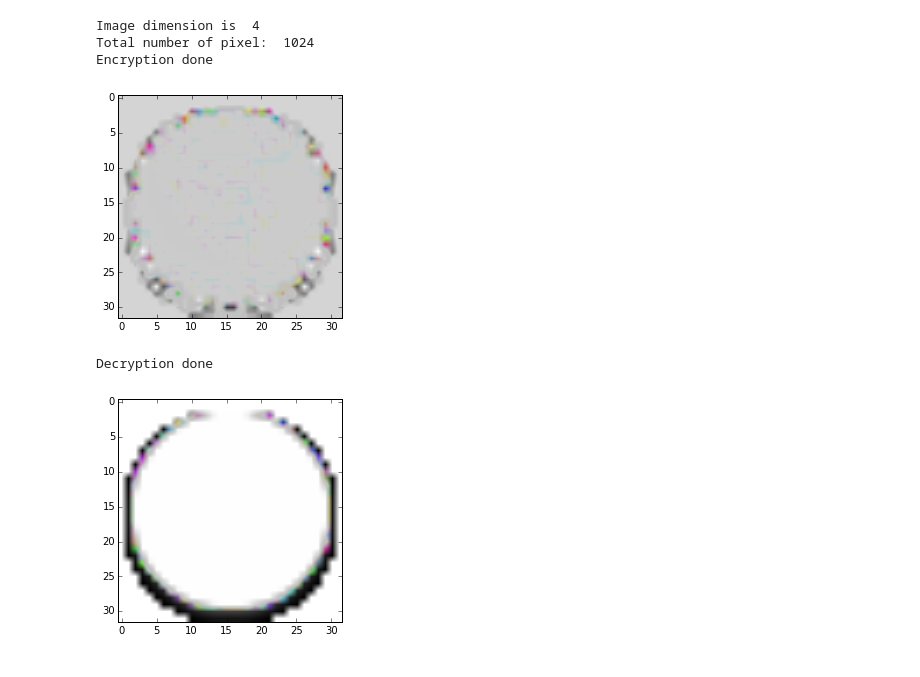
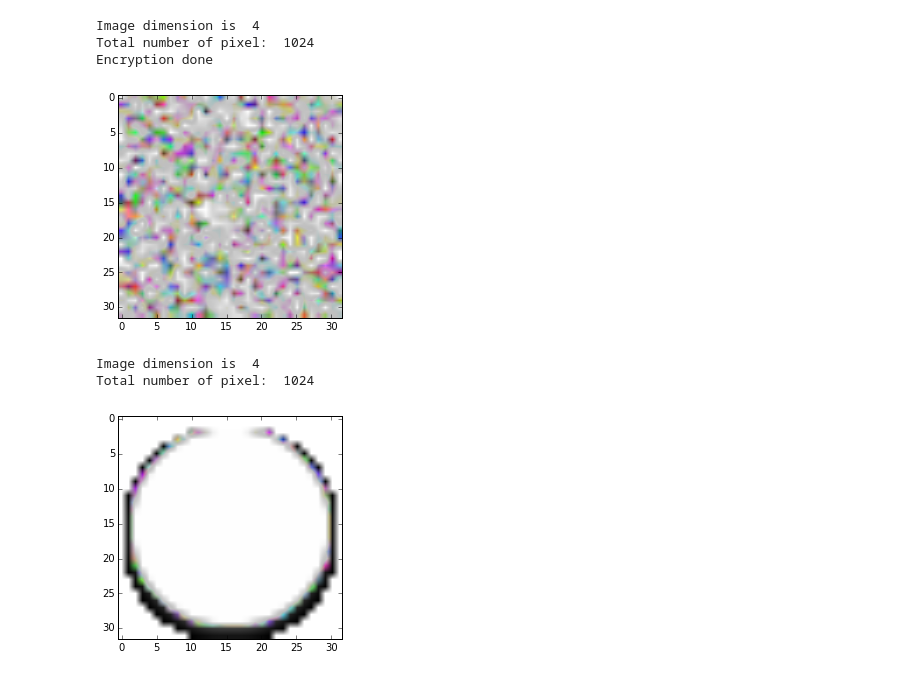
Before and after one commit to RuiqingQiu/CSE-191, a Jupyter notebook: CSE 191.ipynb, the cells around one changed output. Cells and saved outputs as stored; diff of their text form; code cells hidden in the pictures.

Commit message:
Message of whole length now put into FFX

```diff
--- a/CSE 191.ipynb
+++ b/CSE 191.ipynb
@@ -312,10 +289,0 @@ l.shape
-# %%
-import random
-image = []
-for i in range(0, 512):
-    x = [random.randint(0, 255) for p in range(0, 512)]
-    image.append(x)
-#print image
-plt.imshow(image,cmap=plt.cm.gray)
-misc.imsave('random.jpg', image)
-plt.show()
@@ -369,62 +315,61 @@ K = '012F' * 8
 ffxObj = new('0000'*8,radix=2)
 # Tweak parameter
 T = FFXInteger('0'*8,radix=2, blocksize=8)
-# Message
-X = FFXInteger(color_to_string(255),radix=2, blocksize=4)
-C = ffxObj.encrypt(T, X)
-Y = ffxObj.decrypt(T, C)
 
+plain_text = ''
 for j in range(0, height):
     for i in range(0, width):
         # print j*width + i
         # print "image , ", image[j][i]
-        X = [ffxObj.encrypt(T, FFXInteger(color_to_string(k),radix=2, blocksize=4)) for k in image[j][i]]
-        # print "X , ", X
-
-        X = map(str, X)
-        if dimension == 4:
-            image[j][i] = [string_to_color(X[0]),string_to_color(X[1]),string_to_color(X[2]), string_to_color(X[3])]
-        else:
-            image[j][i] = [string_to_color(X[0]),string_to_color(X[1]),string_to_color(X[2])]
-        # print "new image, ", image[j][i]
+        for k in image[j][i]:
+            plain_text += color_to_string(k)
+X =  FFXInteger(plain_text,radix=2, blocksize=8)
+X = ffxObj.encrypt(T, X)
+for j in range(0, height):
+    for i in range(0, width):
+         image[j][i] = [string_to_color(str(X[0:8])),string_to_color(str(X[8:16])),string_to_color(str(X[16:24])), string_to_color(str(X[24:32]))]
+         X = X[32:]
 print "Encryption done"
 
 plt.imshow(image)
 misc.imsave('encrypt.png', image)
+plt.show()
 
 image = mpimg.imread('encrypt.png')
 
 height = image.shape[0]
 width = image.shape[1]
 dimension = len(image[0][0])
-# print "Image dimension is ", dimension
-# print "Total number of pixel: ", width * height
+print "Image dimension is ", dimension
+print "Total number of pixel: ", width * height
 # Key is in string format of 16 bytes = 128 bit key for AES
 # Tweak parameter
 T = FFXInteger('0'*8,radix=2, blocksize=8)
 # Message
 # X = FFXInteger(color_to_string(255),radix=2, blocksize=4)
 # C = ffxObj.encrypt(T, X)
 # Y = ffxObj.decrypt(T, C)
-
+plain_text = ''
 for j in range(0, height):
     for i in range(0, width):
-        # print j*width + i
-        Y = [ffxObj.decrypt(T, FFXInteger(color_to_string(k),radix=2, blocksize=4)) for k in image[j][i]]
-        # print "Y, ", Y
-        Y = map(str,Y)
-        if dimension == 4:
-            image[j][i] = [string_to_color(Y[0]),string_to_color(Y[1]),string_to_color(Y[2]), string_to_color(Y[3])]
-        else:
-            image[j][i] = [string_to_color(Y[0]),string_to_color(Y[1]),string_to_color(Y[2])]
-        # print image[j][i]
+        for k in image[j][i]:
+            plain_text += color_to_string(k)
+Y = FFXInteger(plain_text,radix=2, blocksize=8)
+Y = ffxObj.decrypt(T, Y)
+for j in range(0, height):
+    for i in range(0, width):
+        image[j][i] = [string_to_color(str(Y[0:8])),string_to_color(str(Y[8:16])),string_to_color(str(Y[16:24])), string_to_color(str(Y[24:32]))]
+        Y = Y[32:]
 print "Decryption done"
+
 plt.imshow(image)
 misc.imsave('decrypt.png', image)
+plt.show()
 # %% [output]
 Image dimension is  4
 Total number of pixel:  1024
 Encryption done
-[figure, old version]
+[figure, new version]
-Decryption done
+Image dimension is  4
+Total number of pixel:  1024
 [figure]
```
Also changed, not shown: parts of 5 cells of this notebook, 2 other files.
